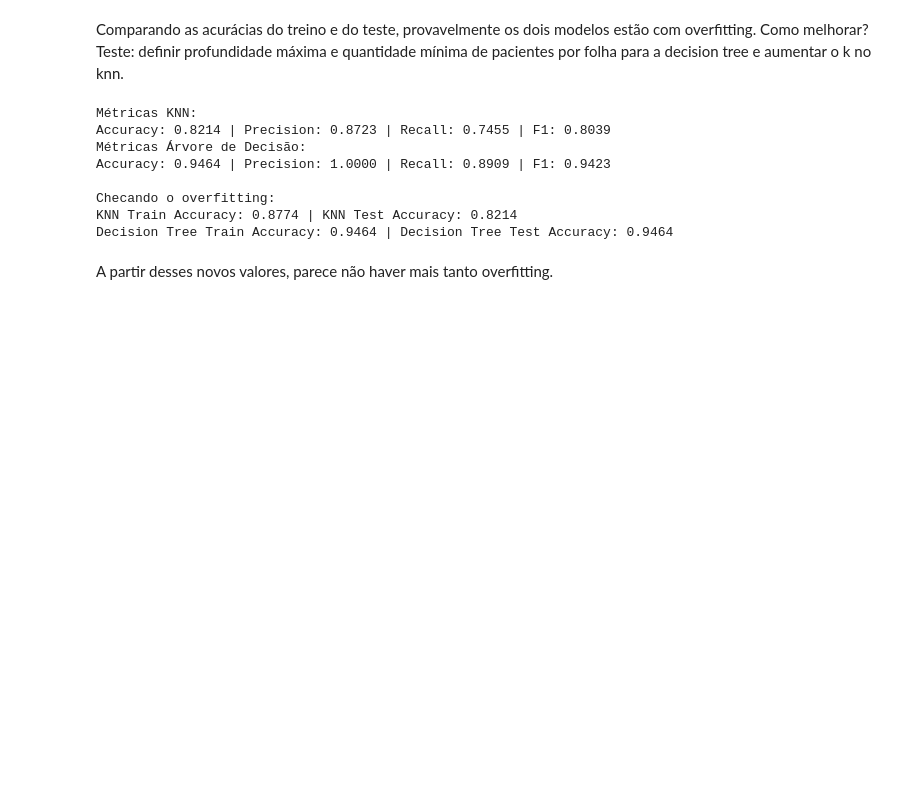
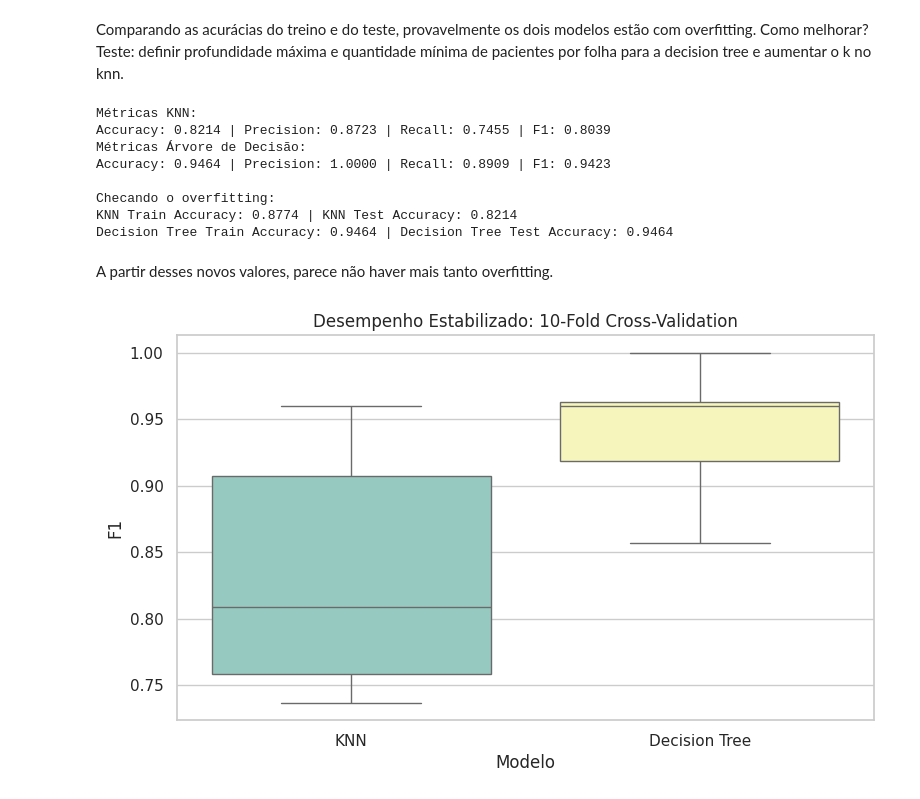
Before and after one commit to debahferreira/neuropredict-ml, a Jupyter notebook: notebooks/03_exploracao.ipynb, the cells around one changed output. Cells and saved outputs as stored; diff of their text form; code cells hidden in the pictures; blank space fills up the shorter version.

Commit message:
Feat: aplicando o cross validation

```diff
--- a/notebooks/03_exploracao.ipynb
+++ b/notebooks/03_exploracao.ipynb
@@ -167,3 +167,35 @@ KNN Train Accuracy: 0.8774 | KNN Test Accuracy: 0.8214
 Decision Tree Train Accuracy: 0.9464 | Decision Tree Test Accuracy: 0.9464
 # %% [markdown]
 A partir desses novos valores, parece não haver mais tanto overfitting.
+# %%
+#fazendo o cross validation
+cv = StratifiedKFold(n_splits=10, shuffle=True, random_state=42)
+scoring_dict = {'acuracia':'accuracy', 'precisao':'precision', 'recall':'recall', 'f1':'f1'}
+
+#envolvendo simple imputer + scaling + classificador no pipeline
+
+pipe_knn = Pipeline([
+    ('imputer', SimpleImputer(missing_values=np.nan, strategy='median')),
+    ('scaler', MinMaxScaler()),
+    ('knn', KNeighborsClassifier(n_neighbors=11))
+])
+pipe_dt = Pipeline([
+    ('imputer', SimpleImputer(missing_values=np.nan, strategy='median')),
+    ('scaler', MinMaxScaler()),
+    ('dt', DecisionTreeClassifier(max_depth=4, min_samples_leaf=7, random_state=42))
+])
+
+cv_knn = cross_validate(pipe_knn, X_train, y_train, cv=cv, scoring=scoring_dict)
+cv_dt = cross_validate(pipe_dt, X_train, y_train, cv=cv, scoring=scoring_dict)
+
+res_df = pd.DataFrame({
+    'Modelo': ['KNN']*10 + ['Decision Tree']*10,
+    'F1': list(cv_knn['test_f1']) + list(cv_dt['test_f1'])
+})
+
+plt.figure(figsize=(9, 5))
+sns.boxplot(data=res_df, x='Modelo', y='F1', hue='Modelo', palette='Set3', legend=False)
+plt.title("Desempenho Estabilizado: 10-Fold Cross-Validation")
+plt.show()
+# %% [output]
+[figure, added]
```
